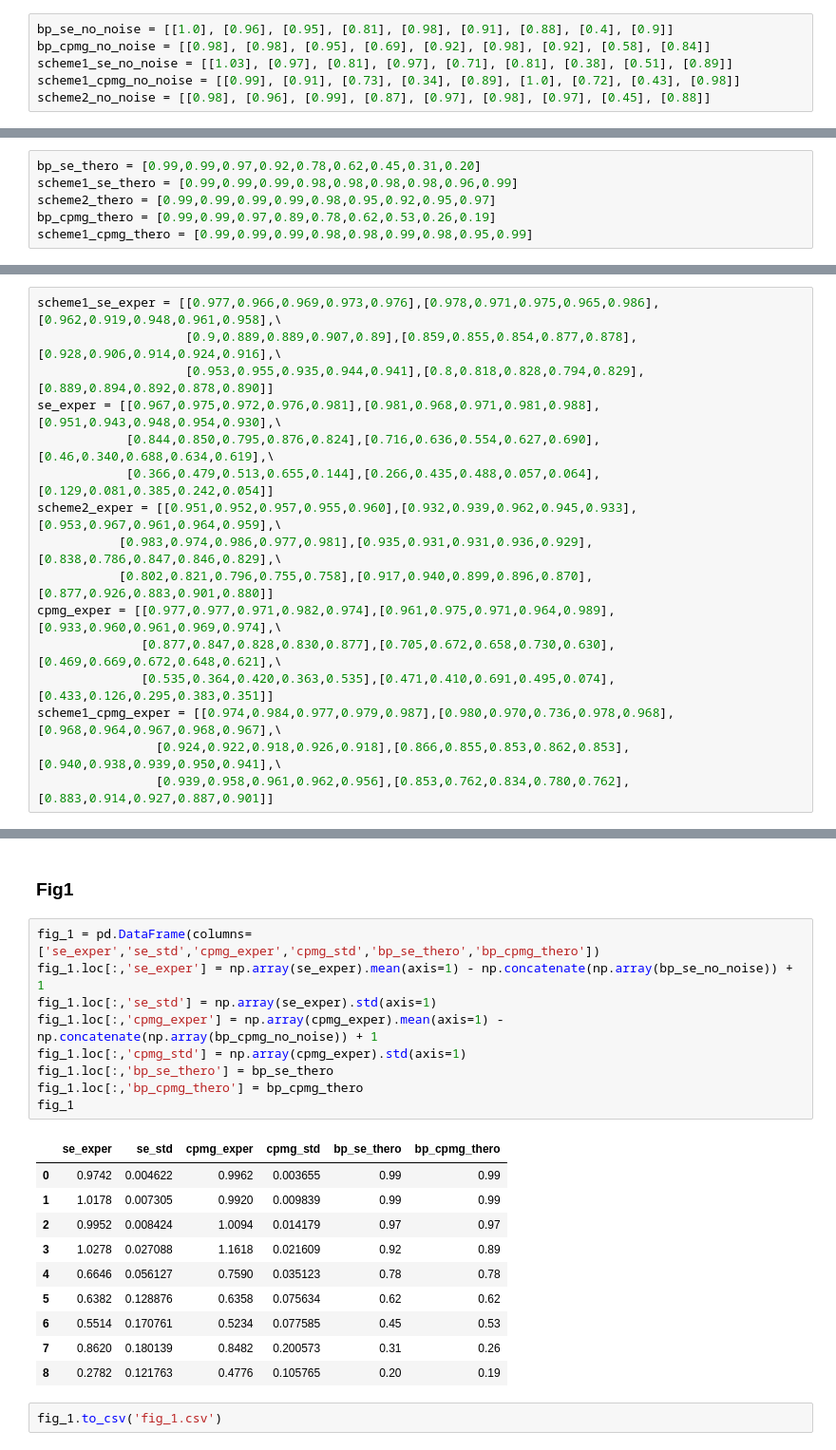
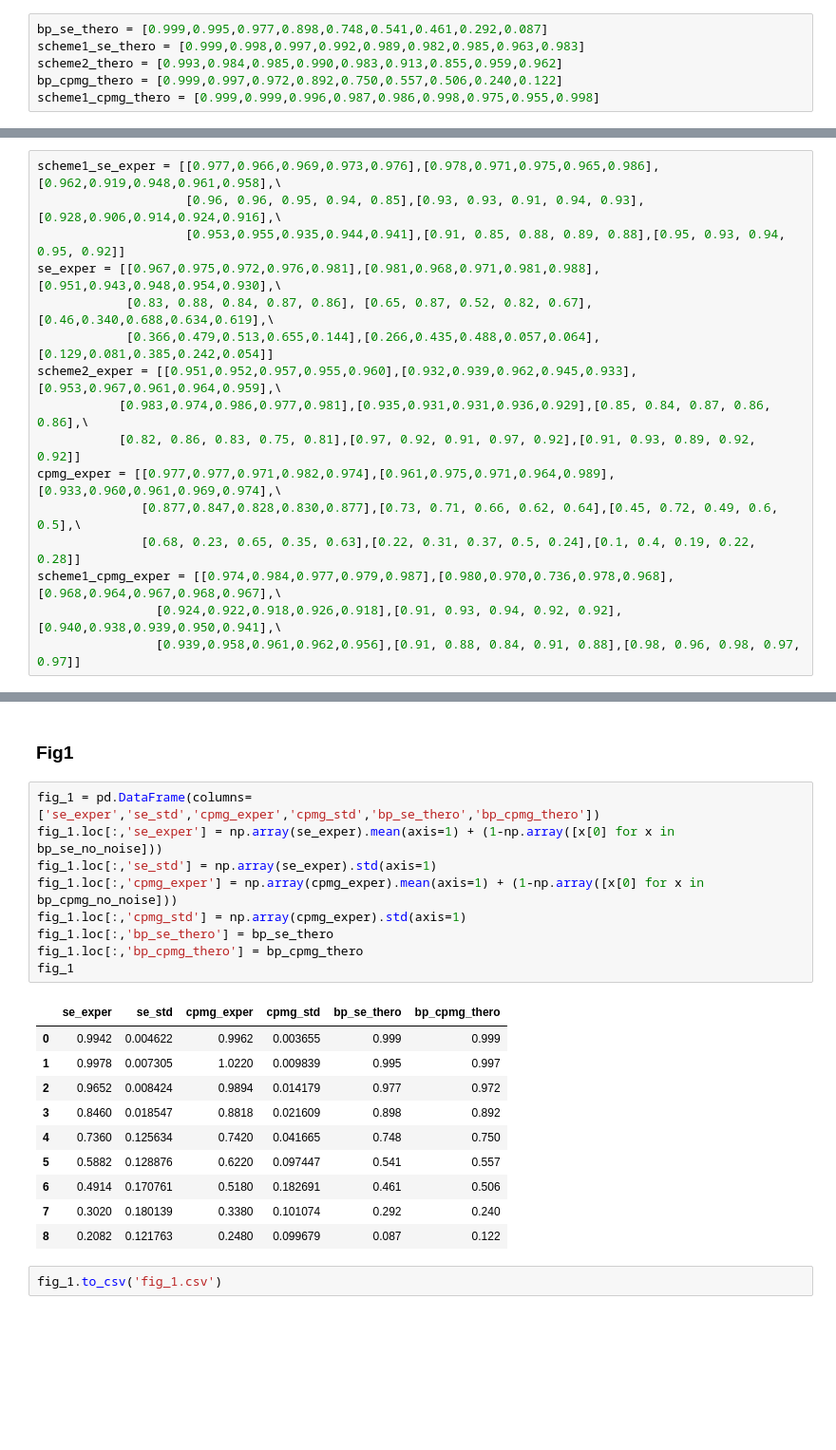
Before and after one commit to Amazingxt/Berry_Phase, a Jupyter notebook: Plot data.ipynb, the cells around one changed output, grey strips where cells are left out. Shown at 95% size. Saved outputs shown, nothing was run; the diff lists cells and outputs as text; blank space fills up the shorter version.

```diff
--- a/Plot data.ipynb
+++ b/Plot data.ipynb
@@ -65,6 +92,6 @@ FID = [[0.35, 0.37, 0.37, 0.22, 0.05],[0.67, 0.46, 0.29, 0.3, 0.71],[0.61, 0.58,
 # %%
-bp_se_no_noise = [[1.0], [0.96], [0.95], [0.81], [0.98], [0.91], [0.88], [0.4], [0.9]]
-bp_cpmg_no_noise = [[0.98], [0.98], [0.95], [0.69], [0.92], [0.98], [0.92], [0.58], [0.84]]
-scheme1_se_no_noise = [[1.03], [0.97], [0.81], [0.97], [0.71], [0.81], [0.38], [0.51], [0.89]]
-scheme1_cpmg_no_noise = [[0.99], [0.91], [0.73], [0.34], [0.89], [1.0], [0.72], [0.43], [0.98]]
-scheme2_no_noise = [[0.98], [0.96], [0.99], [0.87], [0.97], [0.98], [0.97], [0.45], [0.88]]
+bp_se_thero = [0.999,0.995,0.977,0.898,0.748,0.541,0.461,0.292,0.087]
+scheme1_se_thero = [0.999,0.998,0.997,0.992,0.989,0.982,0.985,0.963,0.983]
+scheme2_thero = [0.993,0.984,0.985,0.990,0.983,0.913,0.855,0.959,0.962]
+bp_cpmg_thero = [0.999,0.997,0.972,0.892,0.750,0.557,0.506,0.240,0.122]
+scheme1_cpmg_thero = [0.999,0.999,0.996,0.987,0.986,0.998,0.975,0.955,0.998]
@@ -73,25 +98,19 @@ scheme2_no_noise = [[0.98], [0.96], [0.99], [0.87], [0.97], [0.98], [0.97], [0.4
-# %%
-bp_se_thero = [0.99,0.99,0.97,0.92,0.78,0.62,0.45,0.31,0.20]
-scheme1_se_thero = [0.99,0.99,0.99,0.98,0.98,0.98,0.98,0.96,0.99]
-scheme2_thero = [0.99,0.99,0.99,0.99,0.98,0.95,0.92,0.95,0.97]
-bp_cpmg_thero = [0.99,0.99,0.97,0.89,0.78,0.62,0.53,0.26,0.19]
-scheme1_cpmg_thero = [0.99,0.99,0.99,0.98,0.98,0.99,0.98,0.95,0.99]
 # %% [markdown]
 实验测出的值，已经经过处理
 # %%
 scheme1_se_exper = [[0.977,0.966,0.969,0.973,0.976],[0.978,0.971,0.975,0.965,0.986],[0.962,0.919,0.948,0.961,0.958],\
-                    [0.9,0.889,0.889,0.907,0.89],[0.859,0.855,0.854,0.877,0.878],[0.928,0.906,0.914,0.924,0.916],\
-                    [0.953,0.955,0.935,0.944,0.941],[0.8,0.818,0.828,0.794,0.829],[0.889,0.894,0.892,0.878,0.890]]
+                    [0.96, 0.96, 0.95, 0.94, 0.85],[0.93, 0.93, 0.91, 0.94, 0.93],[0.928,0.906,0.914,0.924,0.916],\
+                    [0.953,0.955,0.935,0.944,0.941],[0.91, 0.85, 0.88, 0.89, 0.88],[0.95, 0.93, 0.94, 0.95, 0.92]]
 se_exper = [[0.967,0.975,0.972,0.976,0.981],[0.981,0.968,0.971,0.981,0.988],[0.951,0.943,0.948,0.954,0.930],\
-            [0.844,0.850,0.795,0.876,0.824],[0.716,0.636,0.554,0.627,0.690],[0.46,0.340,0.688,0.634,0.619],\
+            [0.83, 0.88, 0.84, 0.87, 0.86], [0.65, 0.87, 0.52, 0.82, 0.67],[0.46,0.340,0.688,0.634,0.619],\
             [0.366,0.479,0.513,0.655,0.144],[0.266,0.435,0.488,0.057,0.064],[0.129,0.081,0.385,0.242,0.054]]
 scheme2_exper = [[0.951,0.952,0.957,0.955,0.960],[0.932,0.939,0.962,0.945,0.933],[0.953,0.967,0.961,0.964,0.959],\
-           [0.983,0.974,0.986,0.977,0.981],[0.935,0.931,0.931,0.936,0.929],[0.838,0.786,0.847,0.846,0.829],\
-           [0.802,0.821,0.796,0.755,0.758],[0.917,0.940,0.899,0.896,0.870],[0.877,0.926,0.883,0.901,0.880]]
+           [0.983,0.974,0.986,0.977,0.981],[0.935,0.931,0.931,0.936,0.929],[0.85, 0.84, 0.87, 0.86, 0.86],\
+           [0.82, 0.86, 0.83, 0.75, 0.81],[0.97, 0.92, 0.91, 0.97, 0.92],[0.91, 0.93, 0.89, 0.92, 0.92]]
 cpmg_exper = [[0.977,0.977,0.971,0.982,0.974],[0.961,0.975,0.971,0.964,0.989],[0.933,0.960,0.961,0.969,0.974],\
-              [0.877,0.847,0.828,0.830,0.877],[0.705,0.672,0.658,0.730,0.630],[0.469,0.669,0.672,0.648,0.621],\
-              [0.535,0.364,0.420,0.363,0.535],[0.471,0.410,0.691,0.495,0.074],[0.433,0.126,0.295,0.383,0.351]]
+              [0.877,0.847,0.828,0.830,0.877],[0.73, 0.71, 0.66, 0.62, 0.64],[0.45, 0.72, 0.49, 0.6, 0.5],\
+              [0.68, 0.23, 0.65, 0.35, 0.63],[0.22, 0.31, 0.37, 0.5, 0.24],[0.1, 0.4, 0.19, 0.22, 0.28]]
 scheme1_cpmg_exper = [[0.974,0.984,0.977,0.979,0.987],[0.980,0.970,0.736,0.978,0.968],[0.968,0.964,0.967,0.968,0.967],\
-                [0.924,0.922,0.918,0.926,0.918],[0.866,0.855,0.853,0.862,0.853],[0.940,0.938,0.939,0.950,0.941],\
-                [0.939,0.958,0.961,0.962,0.956],[0.853,0.762,0.834,0.780,0.762],[0.883,0.914,0.927,0.887,0.901]]
+                [0.924,0.922,0.918,0.926,0.918],[0.91, 0.93, 0.94, 0.92, 0.92],[0.940,0.938,0.939,0.950,0.941],\
+                [0.939,0.958,0.961,0.962,0.956],[0.91, 0.88, 0.84, 0.91, 0.88],[0.98, 0.96, 0.98, 0.97, 0.97]]
 # %% [markdown]
@@ -187,24 +206,24 @@ fig_7.to_csv('fig_7.csv')
 ### Fig1
 # %%
 fig_1 = pd.DataFrame(columns=['se_exper','se_std','cpmg_exper','cpmg_std','bp_se_thero','bp_cpmg_thero'])
-fig_1.loc[:,'se_exper'] = np.array(se_exper).mean(axis=1) - np.concatenate(np.array(bp_se_no_noise)) + 1
+fig_1.loc[:,'se_exper'] = np.array(se_exper).mean(axis=1) + (1-np.array([x[0] for x in bp_se_no_noise]))
 fig_1.loc[:,'se_std'] = np.array(se_exper).std(axis=1)
-fig_1.loc[:,'cpmg_exper'] = np.array(cpmg_exper).mean(axis=1) - np.concatenate(np.array(bp_cpmg_no_noise)) + 1
+fig_1.loc[:,'cpmg_exper'] = np.array(cpmg_exper).mean(axis=1) + (1-np.array([x[0] for x in bp_cpmg_no_noise]))
 fig_1.loc[:,'cpmg_std'] = np.array(cpmg_exper).std(axis=1)
 fig_1.loc[:,'bp_se_thero'] = bp_se_thero
 fig_1.loc[:,'bp_cpmg_thero'] = bp_cpmg_thero
 fig_1
 # %% [output]
 |  | se_exper | se_std | cpmg_exper | cpmg_std | bp_se_thero | bp_cpmg_thero |
-| 0 | 0.9742 | 0.004622 | 0.9962 | 0.003655 | 0.99 | 0.99 |
-| 1 | 1.0178 | 0.007305 | 0.9920 | 0.009839 | 0.99 | 0.99 |
-| 2 | 0.9952 | 0.008424 | 1.0094 | 0.014179 | 0.97 | 0.97 |
-| 3 | 1.0278 | 0.027088 | 1.1618 | 0.021609 | 0.92 | 0.89 |
-| 4 | 0.6646 | 0.056127 | 0.7590 | 0.035123 | 0.78 | 0.78 |
-| 5 | 0.6382 | 0.128876 | 0.6358 | 0.075634 | 0.62 | 0.62 |
-| 6 | 0.5514 | 0.170761 | 0.5234 | 0.077585 | 0.45 | 0.53 |
-| 7 | 0.8620 | 0.180139 | 0.8482 | 0.200573 | 0.31 | 0.26 |
-| 8 | 0.2782 | 0.121763 | 0.4776 | 0.105765 | 0.20 | 0.19 |
+| 0 | 0.9942 | 0.004622 | 0.9962 | 0.003655 | 0.999 | 0.999 |
+| 1 | 0.9978 | 0.007305 | 1.0220 | 0.009839 | 0.995 | 0.997 |
+| 2 | 0.9652 | 0.008424 | 0.9894 | 0.014179 | 0.977 | 0.972 |
+| 3 | 0.8460 | 0.018547 | 0.8818 | 0.021609 | 0.898 | 0.892 |
+| 4 | 0.7360 | 0.125634 | 0.7420 | 0.041665 | 0.748 | 0.750 |
+| 5 | 0.5882 | 0.128876 | 0.6220 | 0.097447 | 0.541 | 0.557 |
+| 6 | 0.4914 | 0.170761 | 0.5180 | 0.182691 | 0.461 | 0.506 |
+| 7 | 0.3020 | 0.180139 | 0.3380 | 0.101074 | 0.292 | 0.240 |
+| 8 | 0.2082 | 0.121763 | 0.2480 | 0.099679 | 0.087 | 0.122 |
 # %%
 fig_1.to_csv('fig_1.csv')
 # %% [markdown]
```
Also changed, not shown: parts of 18 cells of this notebook, 24 other files.
